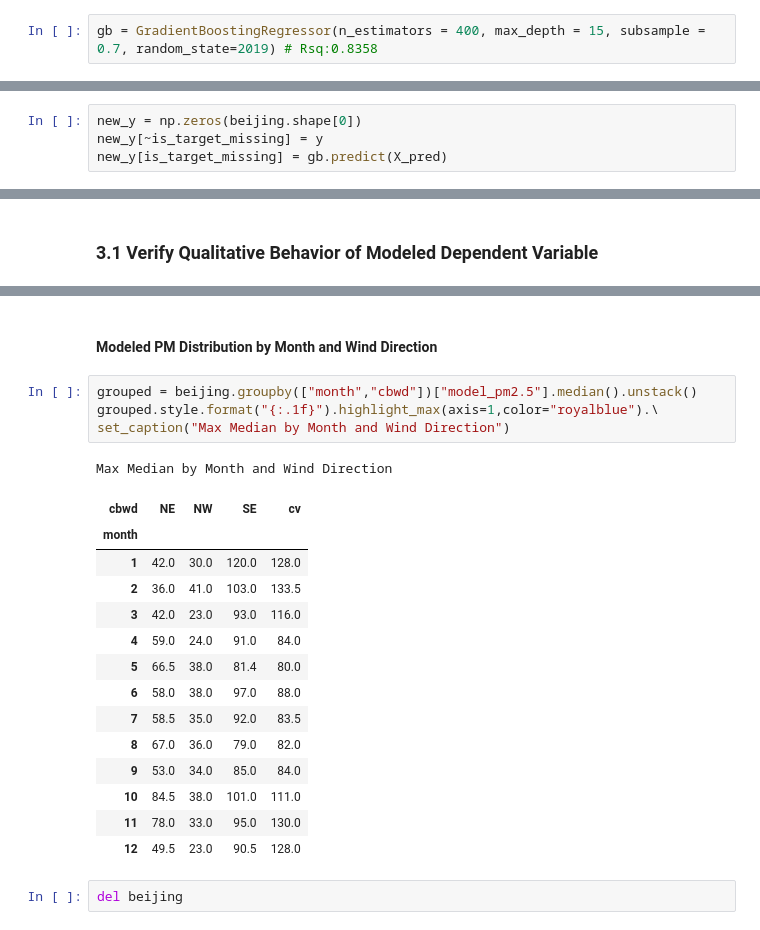
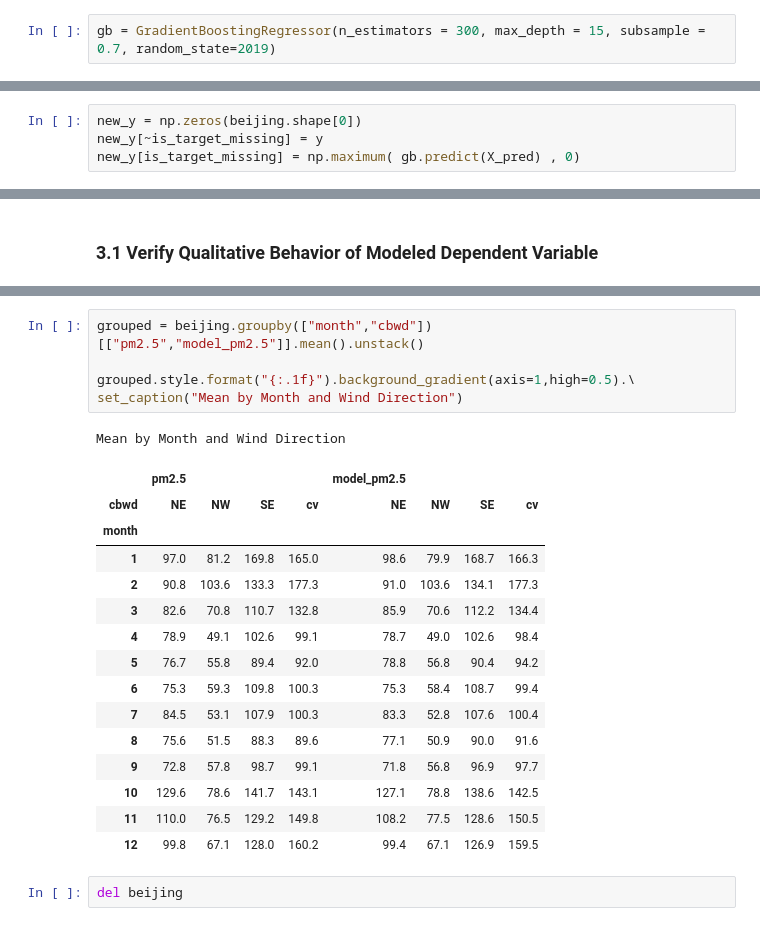
Before and after one commit to ispapadakis/mts, a Jupyter notebook: Missing Imputation.ipynb, the cells around one changed output, grey strips where cells are left out. Drawn from its saved outputs; the diff is of its cells as text.

```diff
--- a/Missing Imputation.ipynb
+++ b/Missing Imputation.ipynb
@@ -149,5 +149,5 @@ BEST FIT (R-square 0.8358)
 # %%
-gb = GradientBoostingRegressor(n_estimators = 400, max_depth = 15, subsample = 0.7, random_state=2019) # Rsq:0.8358
+gb = GradientBoostingRegressor(n_estimators = 300, max_depth = 15, subsample = 0.7, random_state=2019)
 # %%
 t0 = datetime.now()
 
@@ -172,7 +172,7 @@ Use best fit (Gradient Boosting Regressor)
 # %%
 new_y = np.zeros(beijing.shape[0])
 new_y[~is_target_missing] = y
-new_y[is_target_missing] = gb.predict(X_pred)
+new_y[is_target_missing] = np.maximum( gb.predict(X_pred) , 0)
 # %% [markdown]
 #### Store Results
 # %%
@@ -189,25 +211,25 @@ ax = beijing.loc[beijing.hour==1].boxplot("model_pm2.5",by="month")
-# %% [markdown]
-#### Modeled PM Distribution by Month and Wind Direction
 # %%
-grouped = beijing.groupby(["month","cbwd"])["model_pm2.5"].median().unstack()
-grouped.style.format("{:.1f}").highlight_max(axis=1,color="royalblue").\
-set_caption("Max Median by Month and Wind Direction")
+grouped = beijing.groupby(["month","cbwd"])[["pm2.5","model_pm2.5"]].mean().unstack()
+
+grouped.style.format("{:.1f}").background_gradient(axis=1,high=0.5).\
+set_caption("Mean by Month and Wind Direction")
 # %% [output]
-Max Median by Month and Wind Direction
+Mean by Month and Wind Direction
-| cbwd | NE | NW | SE | cv |
-| month |  |  |  |  |
-| 1 | 42.0 | 30.0 | 120.0 | 128.0 |
-| 2 | 36.0 | 41.0 | 103.0 | 133.5 |
-| 3 | 42.0 | 23.0 | 93.0 | 116.0 |
-| 4 | 59.0 | 24.0 | 91.0 | 84.0 |
-| 5 | 66.5 | 38.0 | 81.4 | 80.0 |
-| 6 | 58.0 | 38.0 | 97.0 | 88.0 |
-| 7 | 58.5 | 35.0 | 92.0 | 83.5 |
-| 8 | 67.0 | 36.0 | 79.0 | 82.0 |
-| 9 | 53.0 | 34.0 | 85.0 | 84.0 |
-| 10 | 84.5 | 38.0 | 101.0 | 111.0 |
-| 11 | 78.0 | 33.0 | 95.0 | 130.0 |
-| 12 | 49.5 | 23.0 | 90.5 | 128.0 |
+|  | pm2.5 |  |  |  | model_pm2.5 |  |  |  |
+| cbwd | NE | NW | SE | cv | NE | NW | SE | cv |
+| month |  |  |  |  |  |  |  |  |
+| 1 | 97.0 | 81.2 | 169.8 | 165.0 | 98.6 | 79.9 | 168.7 | 166.3 |
+| 2 | 90.8 | 103.6 | 133.3 | 177.3 | 91.0 | 103.6 | 134.1 | 177.3 |
+| 3 | 82.6 | 70.8 | 110.7 | 132.8 | 85.9 | 70.6 | 112.2 | 134.4 |
+| 4 | 78.9 | 49.1 | 102.6 | 99.1 | 78.7 | 49.0 | 102.6 | 98.4 |
+| 5 | 76.7 | 55.8 | 89.4 | 92.0 | 78.8 | 56.8 | 90.4 | 94.2 |
+| 6 | 75.3 | 59.3 | 109.8 | 100.3 | 75.3 | 58.4 | 108.7 | 99.4 |
+| 7 | 84.5 | 53.1 | 107.9 | 100.3 | 83.3 | 52.8 | 107.6 | 100.4 |
+| 8 | 75.6 | 51.5 | 88.3 | 89.6 | 77.1 | 50.9 | 90.0 | 91.6 |
+| 9 | 72.8 | 57.8 | 98.7 | 99.1 | 71.8 | 56.8 | 96.9 | 97.7 |
+| 10 | 129.6 | 78.6 | 141.7 | 143.1 | 127.1 | 78.8 | 138.6 | 142.5 |
+| 11 | 110.0 | 76.5 | 129.2 | 149.8 | 108.2 | 77.5 | 128.6 | 150.5 |
+| 12 | 99.8 | 67.1 | 128.0 | 160.2 | 99.4 | 67.1 | 126.9 | 159.5 |
 # %%
 del beijing
 # %% [markdown]
```
Also changed, not shown: parts of 16 cells of this notebook, 1 other file.
